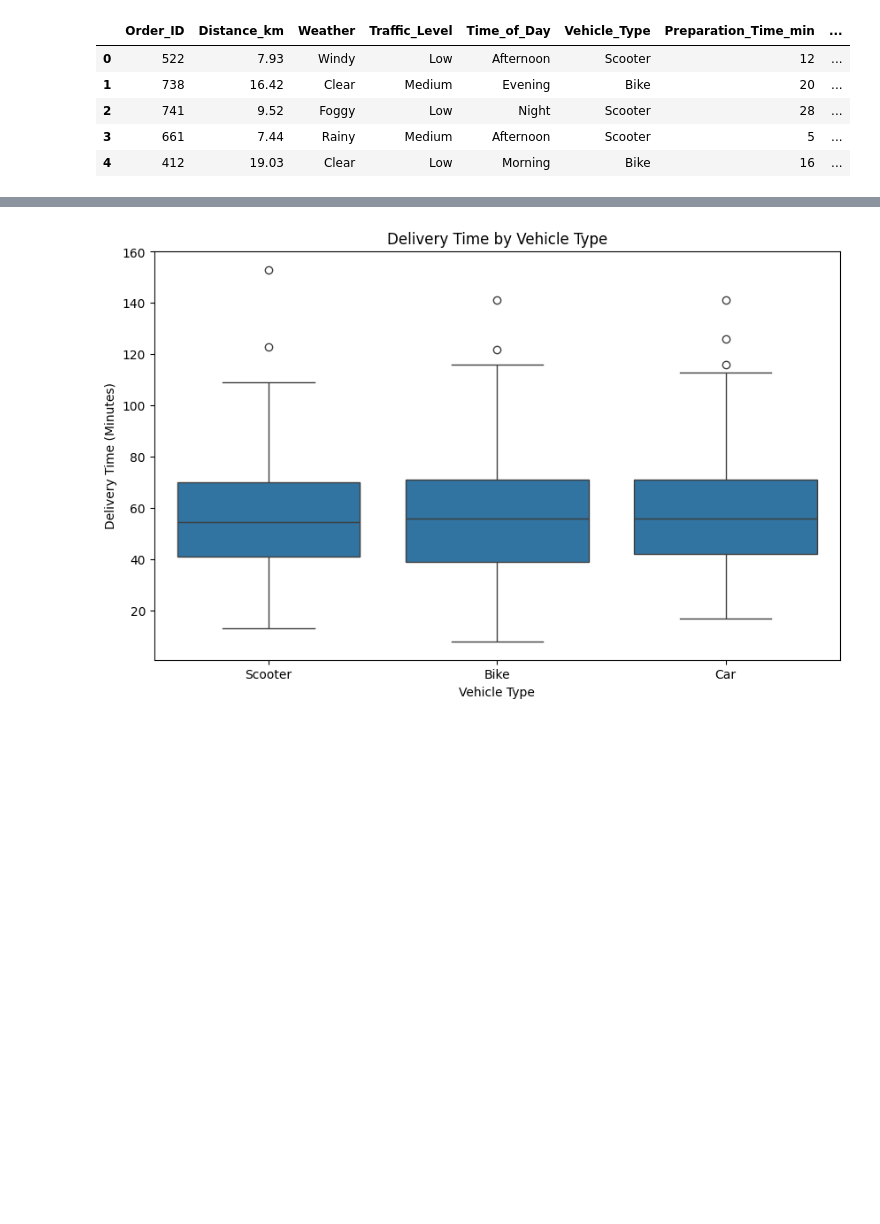
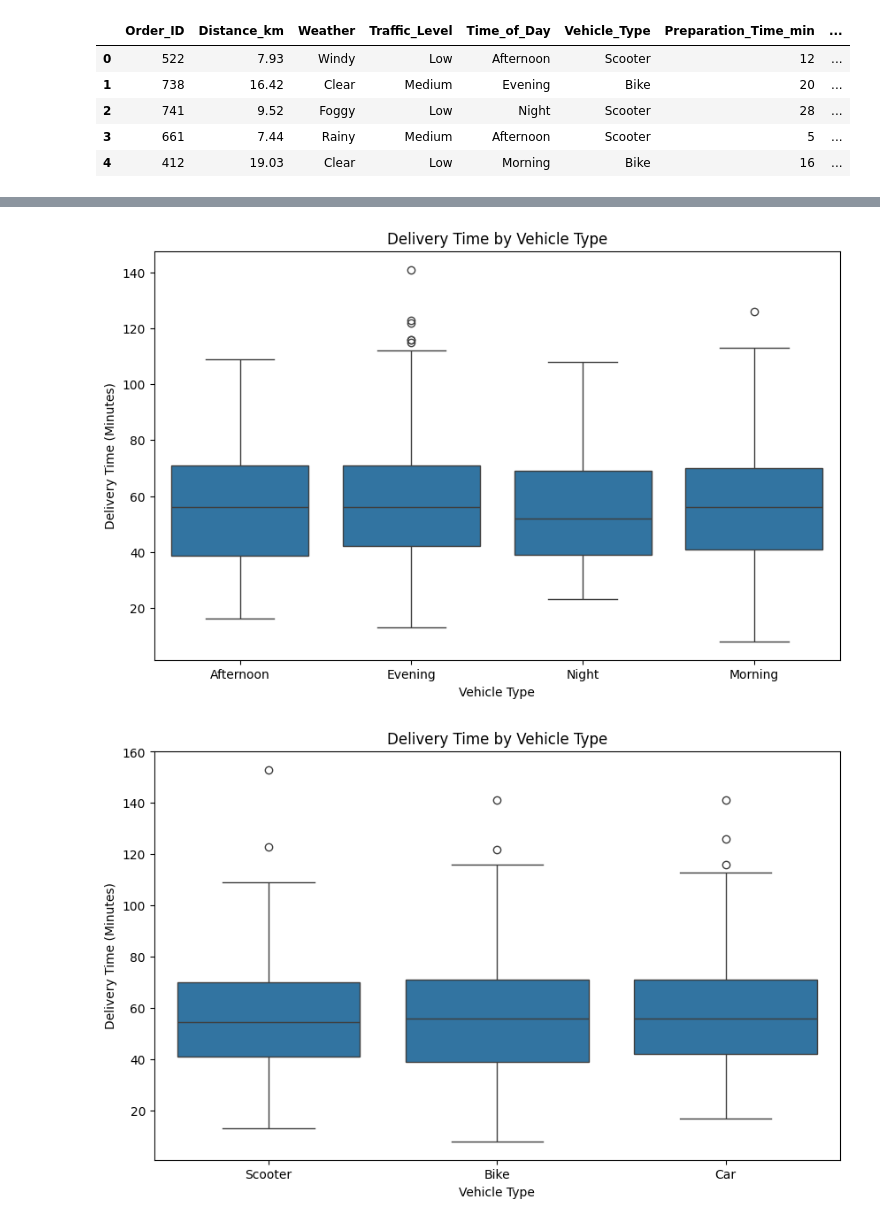
Before and after one commit to c0llectorr/FoodDeliveryDelayPrediction, a Jupyter notebook: notebooks/01_data_exploration.ipynb, the cells around one changed output, grey strips where cells are left out. Drawn from its saved outputs; the diff is of its cells as text; code cells hidden in the pictures; blank space fills up the shorter version.

```diff
--- a/notebooks/01_data_exploration.ipynb
+++ b/notebooks/01_data_exploration.ipynb
@@ -20,3 +30,13 @@ df.head()
+# %%
+# histogram to visualize the distribution of Delivery_Time_Min via Vehicle_Type
+plt.figure(figsize=(10, 6))
+sns.boxplot(x='Time_of_Day', y='Delivery_Time_min', data=df)
+plt.title('Delivery Time by Vehicle Type')
+plt.xlabel('Vehicle Type')
+plt.ylabel('Delivery Time (Minutes)')
+plt.show()
+# %% [output]
+[figure, added]
 # %%
 # histogram to visualize the distribution of Delivery_Time_Min via Vehicle_Type
 plt.figure(figsize=(10, 6))
```
Also changed, not shown: parts of 4 cells of this notebook, 2 other files.
